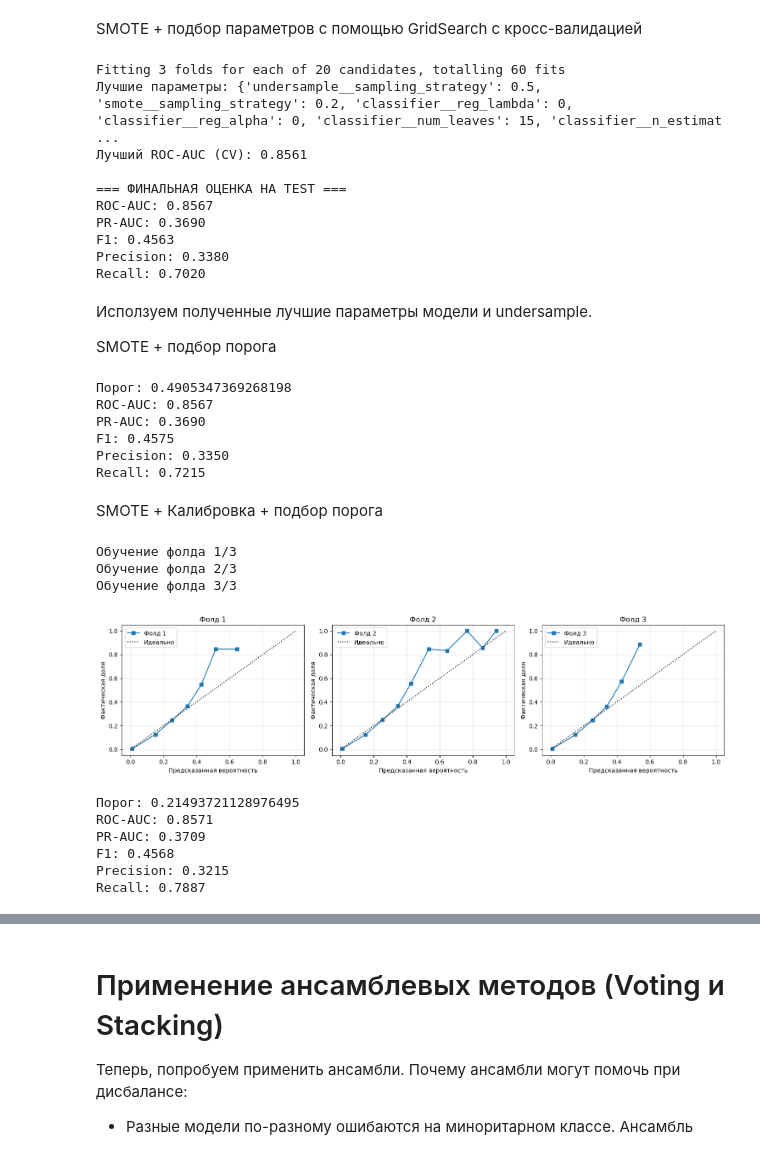
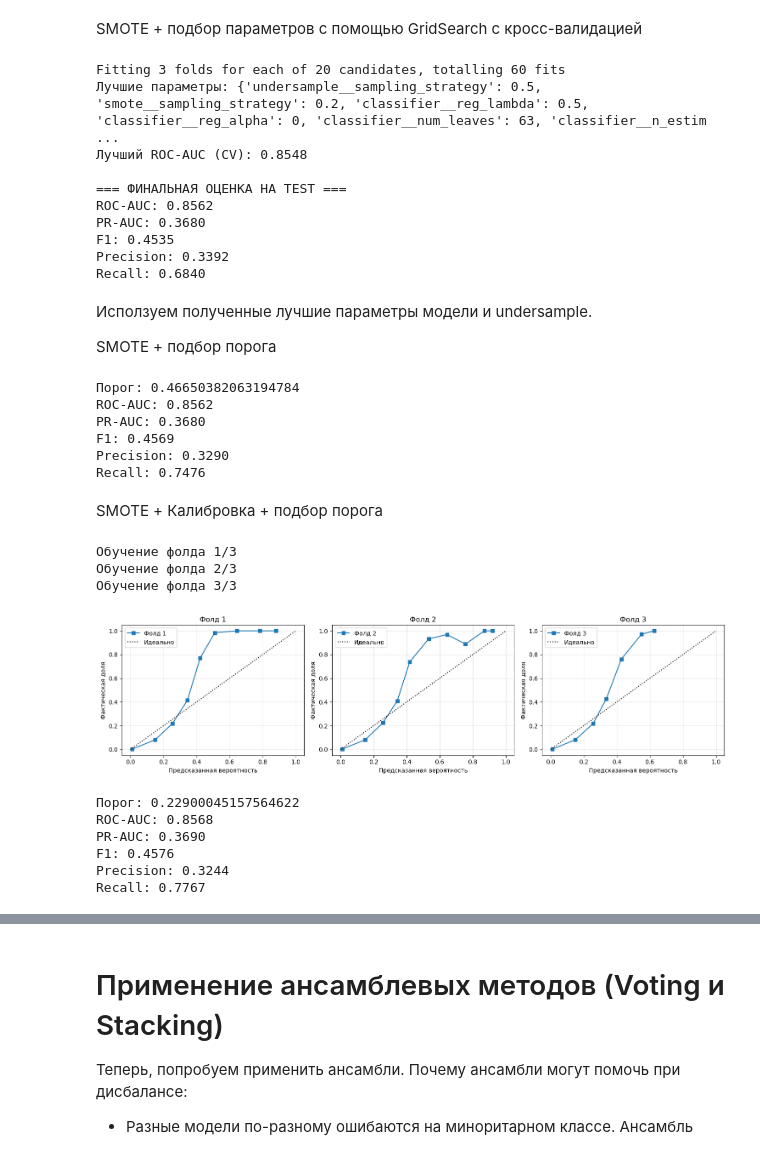
Before and after one commit to AlexKlubyshev/project_InsuranceCross, a Jupyter notebook: notebooks/insurance_cross_sell_prediction.ipynb, the cells around one changed output, grey strips where cells are left out. Cells and saved outputs as stored; diff of their text form; code cells hidden in the pictures.

```diff
--- a/notebooks/insurance_cross_sell_prediction.ipynb
+++ b/notebooks/insurance_cross_sell_prediction.ipynb
@@ -2491,7 +2477,7 @@ pipeline = Pipeline([
 
 # Определяем пространство гиперпараметров
 param_dist = {
-    'classifier__n_estimators': [291, 500, 800, 1000],
+    'classifier__n_estimators': [290, 320, 500, 800, 1000],
     'classifier__learning_rate': [0.01, 0.05, 0.1],
     'classifier__num_leaves': [15, 31, 63],
     'classifier__reg_alpha': [0, 0.1, 0.5],
@@ -2533,15 +2519,15 @@ print(f'Precision: {precision_score(y_test, y_pred):.4f}')
 print(f'Recall: {recall_score(y_test, y_pred):.4f}')
 # %% [output]
 Fitting 3 folds for each of 20 candidates, totalling 60 fits
-Лучшие параметры: {'undersample__sampling_strategy': 0.5, 'smote__sampling_strategy': 0.2, 'classifier__reg_lambda': 0, 'classifier__reg_alpha': 0, 'classifier__num_leaves': 15, 'classifier__n_estimat ...
-Лучший ROC-AUC (CV): 0.8561
+Лучшие параметры: {'undersample__sampling_strategy': 0.5, 'smote__sampling_strategy': 0.2, 'classifier__reg_lambda': 0.5, 'classifier__reg_alpha': 0, 'classifier__num_leaves': 63, 'classifier__n_estim ...
+Лучший ROC-AUC (CV): 0.8548
 
 === ФИНАЛЬНАЯ ОЦЕНКА НА TEST ===
-ROC-AUC: 0.8567
-PR-AUC: 0.3690
-F1: 0.4563
-Precision: 0.3380
-Recall: 0.7020
+ROC-AUC: 0.8562
+PR-AUC: 0.3680
+F1: 0.4535
+Precision: 0.3392
+Recall: 0.6840
 # %% [markdown]
 Исползуем полученные лучшие параметры модели и undersample.
 
@@ -2555,15 +2541,15 @@ from sklearn.metrics import precision_recall_curve
 lgb_model = LGBMClassifier(
     objective='binary',
     metric='auc',
-    n_estimators=500,
+    n_estimators=320,
     learning_rate=0.05,
-    num_leaves=15,#31,
+    num_leaves=63,#31,
     max_depth=-1,
     min_child_samples=20,
     subsample=0.8,
     colsample_bytree=0.8,
     reg_alpha=0,#0.1,
-    reg_lambda=0,#0.1,
+    reg_lambda=0.5,#0.1,
     random_state=42,
     n_jobs=-1,
     verbosity=-1
@@ -2610,12 +2596,12 @@ print(f'F1: {f1_score(y_test, y_pred_optimized):.4f}')
 print(f'Precision: {precision_score(y_test, y_pred_optimized):.4f}')
 print(f'Recall: {recall_score(y_test, y_pred_optimized):.4f}')
 # %% [output]
-Порог: 0.4905347369268198
-ROC-AUC: 0.8567
-PR-AUC: 0.3690
-F1: 0.4575
-Precision: 0.3350
-Recall: 0.7215
+Порог: 0.46650382063194784
+ROC-AUC: 0.8562
+PR-AUC: 0.3680
+F1: 0.4569
+Precision: 0.3290
+Recall: 0.7476
 # %% [markdown]
 SMOTE + Калибровка + подбор порога
 # %%
@@ -2629,7 +2615,7 @@ class AdvancedSMOTECalibratedPipeline:
     """Пайплайн с вложенной кросс-валидацией"""
 
     def __init__(self, base_model, n_folds_outer=5, n_folds_inner=3,
-                 smote_strategy=0.3, undersample_strategy=0.5):
+                 smote_strategy=0.2, undersample_strategy=0.5):
         self.base_model = base_model
         self.n_folds_outer = n_folds_outer
         self.n_folds_inner = n_folds_inner
@@ -2751,15 +2737,15 @@ class AdvancedSMOTECalibratedPipeline:
 lgb_model = LGBMClassifier(
     objective='binary',
     metric='auc',
-    n_estimators=500,
+    n_estimators=320,
     learning_rate=0.05,
-    num_leaves=15,#31,
+    num_leaves=63,#31,
     max_depth=-1,
     min_child_samples=20,
     subsample=0.8,
     colsample_bytree=0.8,
     reg_alpha=0,#0.1,
-    reg_lambda=0,#0.1,
+    reg_lambda=0.5,#0.1,
     random_state=42,
     n_jobs=-1,
     verbosity=-1
@@ -2785,40 +2771,40 @@ advanced_pipeline.fit(X_train_processed, y_train)
 
 # Визуализация калибровки
 advanced_pipeline.get_calibration_curves()
 
 # Предсказания
 y_pred_ensemble =  advanced_pipeline.predict(X_test_processed)
 y_proba_ensemble = advanced_pipeline.predict_proba(X_test_processed)[:, 1]
 
 # Подбор порога по метрике F1
 precision, recall, thresholds = precision_recall_curve(y_test, y_proba_ensemble)
 
 # Найти порог, максимизирующий F1
 f1_scores = 2 * (precision * recall) / (precision + recall + 1e-10)
 optimal_idx = np.argmax(f1_scores)
 optimal_threshold = thresholds[optimal_idx]
 
 # Применить новый порог
 y_predict_ensemble_optimized = (y_proba_ensemble >= optimal_threshold).astype(int)
 
 # Метрики
 print(f'Порог: {optimal_threshold}')
 print(f'ROC-AUC: {roc_auc_score(y_test, y_proba_ensemble):.4f}')
 print(f'PR-AUC: {average_precision_score(y_test, y_proba_ensemble):.4f}')
 print(f'F1: {f1_score(y_test, y_predict_ensemble_optimized):.4f}')
 print(f'Precision: {precision_score(y_test, y_predict_ensemble_optimized):.4f}')
 print(f'Recall: {recall_score(y_test, y_predict_ensemble_optimized):.4f}')
 # %% [output]
 Обучение фолда 1/3
 Обучение фолда 2/3
 Обучение фолда 3/3
-[figure, old version]
+[figure, new version]
-Порог: 0.21493721128976495
-ROC-AUC: 0.8571
-PR-AUC: 0.3709
-F1: 0.4568
-Precision: 0.3215
-Recall: 0.7887
+Порог: 0.22900045157564622
+ROC-AUC: 0.8568
+PR-AUC: 0.3690
+F1: 0.4576
+Precision: 0.3244
+Recall: 0.7767
 # %% [markdown]
 РЕЗУЛЬТАТЫ ОЦЕНКИ базовой модели со SMOTE+Undersample НА TEST:
 
```
Also changed, not shown: parts of 37 cells of this notebook, 5 other files.
